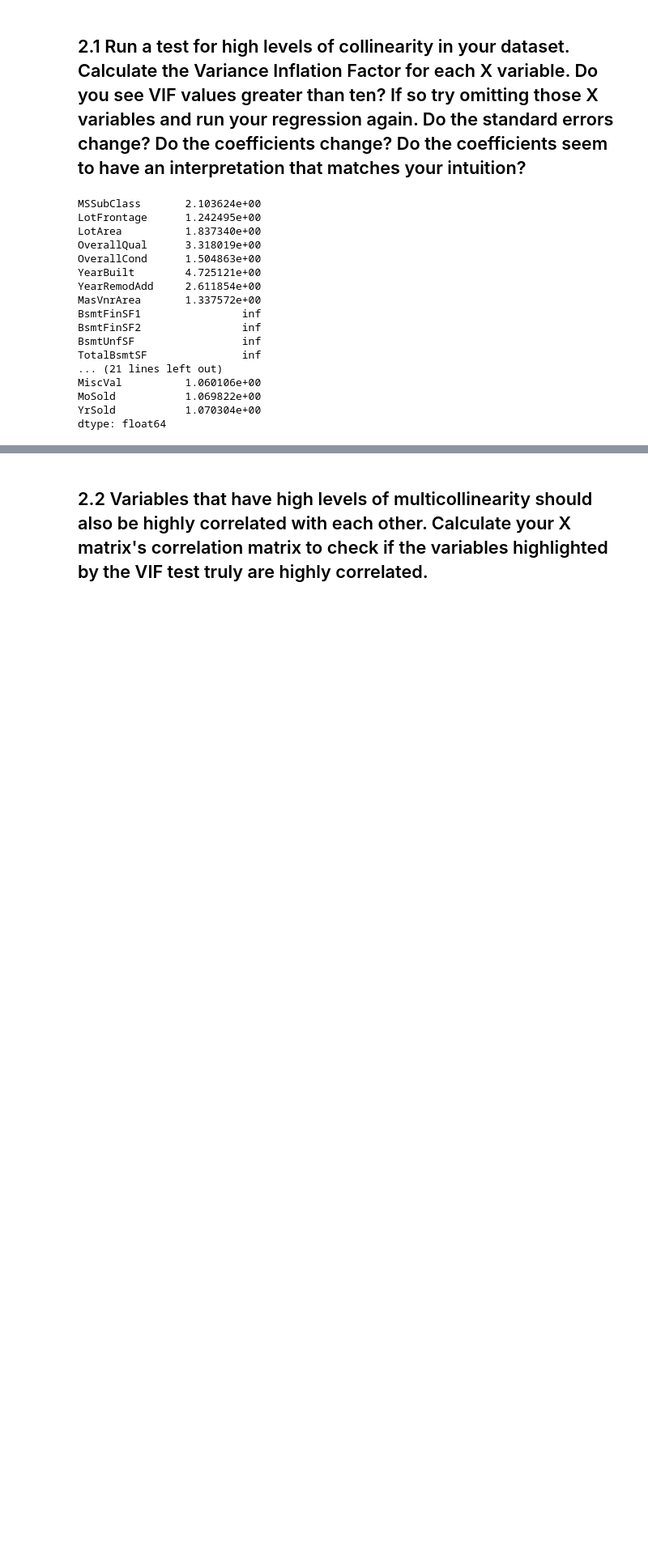
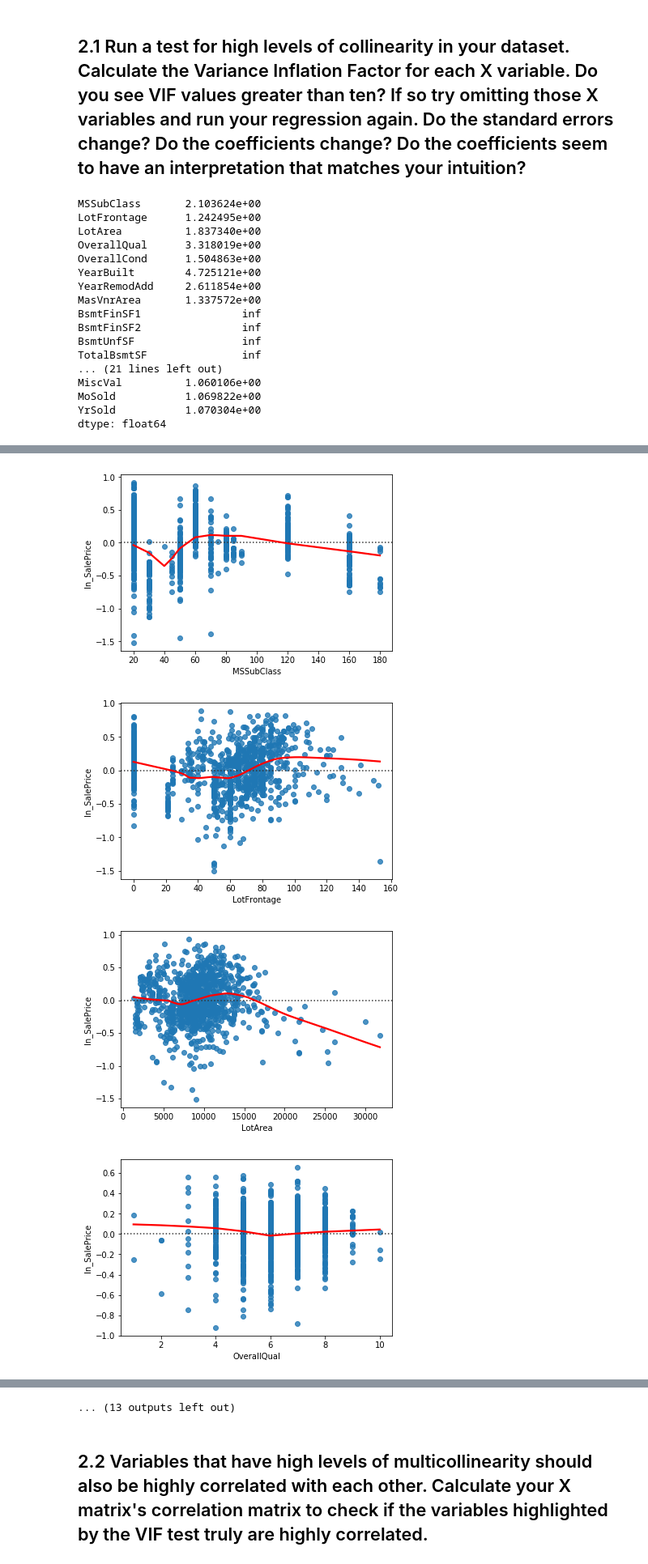
Before and after one commit to LambdaSchool/DS-Unit-2-Sprint-2-Regression, a Jupyter notebook: module3-regression-diagnostics/regression-diagnostics-assignment.ipynb, the cells around one changed output, grey strips where cells are left out. Shown at 81% size. Saved outputs shown, nothing was run; the diff lists cells and outputs as text; code cells hidden in the pictures; blank space fills up the shorter version.

```diff
--- a/module3-regression-diagnostics/regression-diagnostics-assignment.ipynb
+++ b/module3-regression-diagnostics/regression-diagnostics-assignment.ipynb
@@ -227,3 +227,19 @@ MiscVal          1.060106e+00
 MoSold           1.069822e+00
 YrSold           1.070304e+00
 dtype: float64
+# %%
+df = df.drop(columns=['BsmtFinSF1', 'BsmtFinSF2', 'BsmtUnfSF', 'TotalBsmtSF',
+                      '1stFlrSF', '2ndFlrSF', 'LowQualFinSF', 'GrLivArea',
+                      'BsmtHalfBath', 'PoolArea'])
+# %%
+features = ['MSSubClass', 'LotFrontage', 'LotArea', 'OverallQual', 'OverallCond',
+            'YearBuilt', 'YearRemodAdd', 'BsmtFullBath', 'FullBath', 'HalfBath',
+            'BedroomAbvGr', 'KitchenAbvGr', 'TotRmsAbvGrd', 'Fireplaces','GarageYrBlt',
+            'GarageCars', 'GarageArea', 'WoodDeckSF', 'OpenPorchSF','EnclosedPorch',
+            '3SsnPorch', 'ScreenPorch', 'MiscVal','MoSold', 'YrSold']
+# %%
+X = df[features]
+y = df[target]
+model = sm.OLS(y, sm.add_constant(X))
+results = model.fit()
+print(results.summary())
@@ -229,0 +283,9 @@ dtype: float64
+# %%
+for feature in features:
+    sns.residplot(X[feature], y, lowess=True, line_kws=dict(color='r'))
+    plt.show()
+# %% [output]
+[figure, added]
+[figure, added]
+[figure, added]
+[figure, added]
@@ -230,3 +300,4 @@ dtype: float64
+... (13 outputs left out)
 # %% [markdown]
 ## 2.2 Variables that have high levels of multicollinearity should also be highly correlated with each other. Calculate your X matrix's correlation matrix to check if the variables highlighted by the VIF test truly are highly correlated.
 # %%
```
Also changed, not shown: parts of 6 cells of this notebook.
